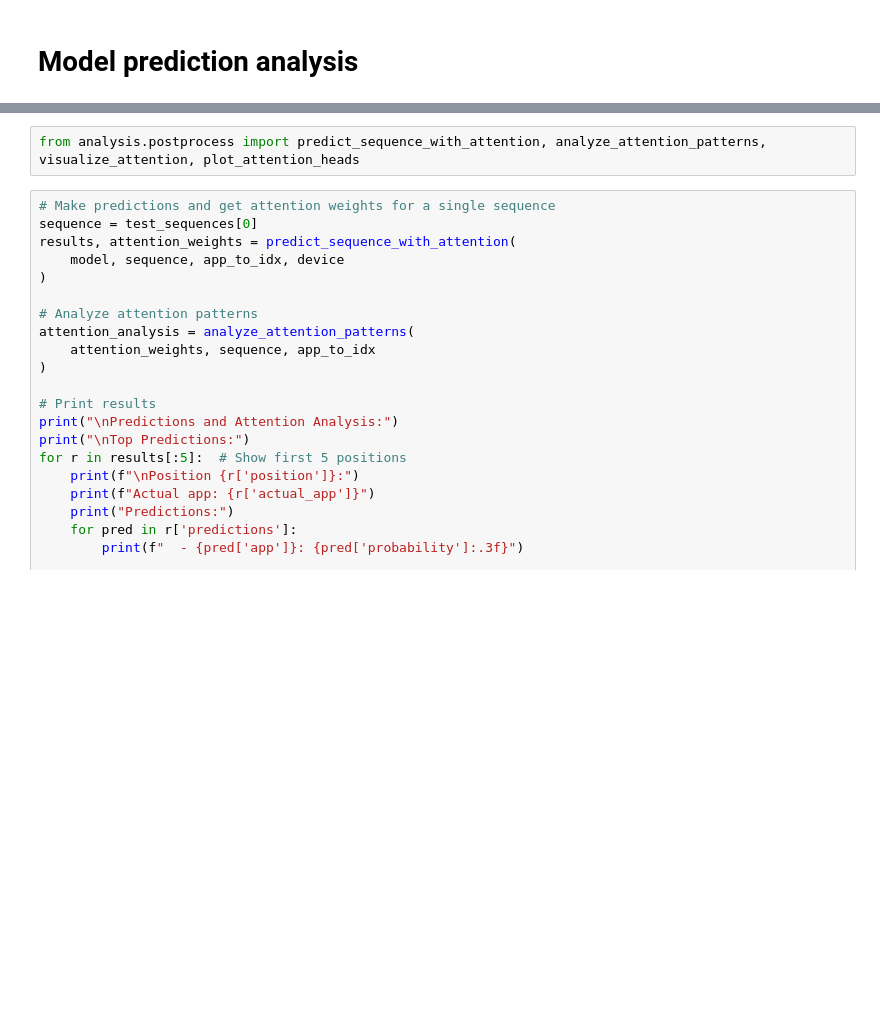
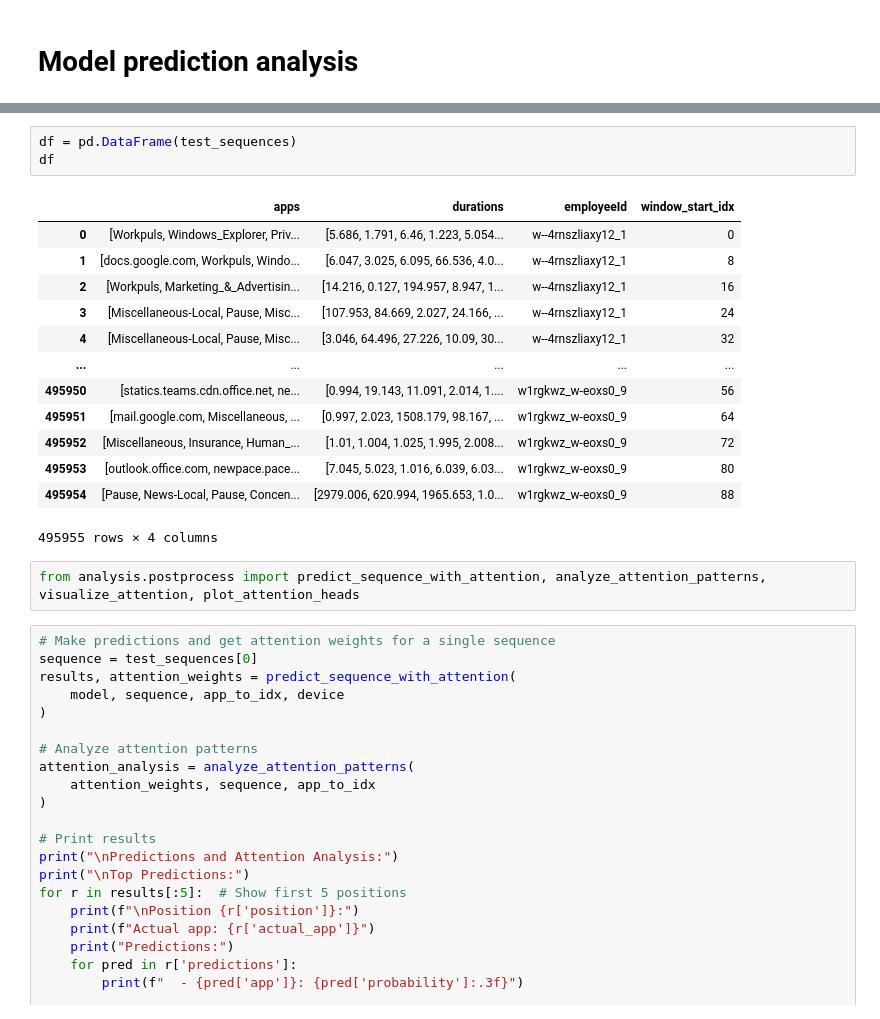
Before and after one commit to ncll17/focus-time, a Jupyter notebook: posttraining_analysis.ipynb, the cells around one changed output, grey strips where cells are left out. Drawn from its saved outputs; the diff is of its cells as text; blank space fills up the shorter version.

```diff
--- a/posttraining_analysis.ipynb
+++ b/posttraining_analysis.ipynb
@@ -25,3 +27,20 @@ test_sequences = safe_load_pickle(Path(cfg["data"]["sequences_path"]))
+# %%
+df = pd.DataFrame(test_sequences)
+df
+# %% [output]
+|  | apps | durations | employeeId | window_start_idx |
+| 0 | [Workpuls, Windows_Explorer, Priv... | [5.686, 1.791, 6.46, 1.223, 5.054... | w--4rnszliaxy12_1 | 0 |
+| 1 | [docs.google.com, Workpuls, Windo... | [6.047, 3.025, 6.095, 66.536, 4.0... | w--4rnszliaxy12_1 | 8 |
+| 2 | [Workpuls, Marketing_&_Advertisin... | [14.216, 0.127, 194.957, 8.947, 1... | w--4rnszliaxy12_1 | 16 |
+| 3 | [Miscellaneous-Local, Pause, Misc... | [107.953, 84.669, 2.027, 24.166, ... | w--4rnszliaxy12_1 | 24 |
+| 4 | [Miscellaneous-Local, Pause, Misc... | [3.046, 64.496, 27.226, 10.09, 30... | w--4rnszliaxy12_1 | 32 |
+| ... | ... | ... | ... | ... |
+| 495950 | [statics.teams.cdn.office.net, ne... | [0.994, 19.143, 11.091, 2.014, 1.... | w1rgkwz_w-eoxs0_9 | 56 |
+| 495951 | [mail.google.com, Miscellaneous, ... | [0.997, 2.023, 1508.179, 98.167, ... | w1rgkwz_w-eoxs0_9 | 64 |
+| 495952 | [Miscellaneous, Insurance, Human_... | [1.01, 1.004, 1.025, 1.995, 2.008... | w1rgkwz_w-eoxs0_9 | 72 |
+| 495953 | [outlook.office.com, newpace.pace... | [7.045, 5.023, 1.016, 6.039, 6.03... | w1rgkwz_w-eoxs0_9 | 80 |
+| 495954 | [Pause, News-Local, Pause, Concen... | [2979.006, 620.994, 1965.653, 1.0... | w1rgkwz_w-eoxs0_9 | 88 |
+495955 rows × 4 columns
 # %%
 from analysis.postprocess import predict_sequence_with_attention, analyze_attention_patterns, visualize_attention, plot_attention_heads
 # %%
```
Also changed, not shown: parts of 1 cell of this notebook, 9 other files.
